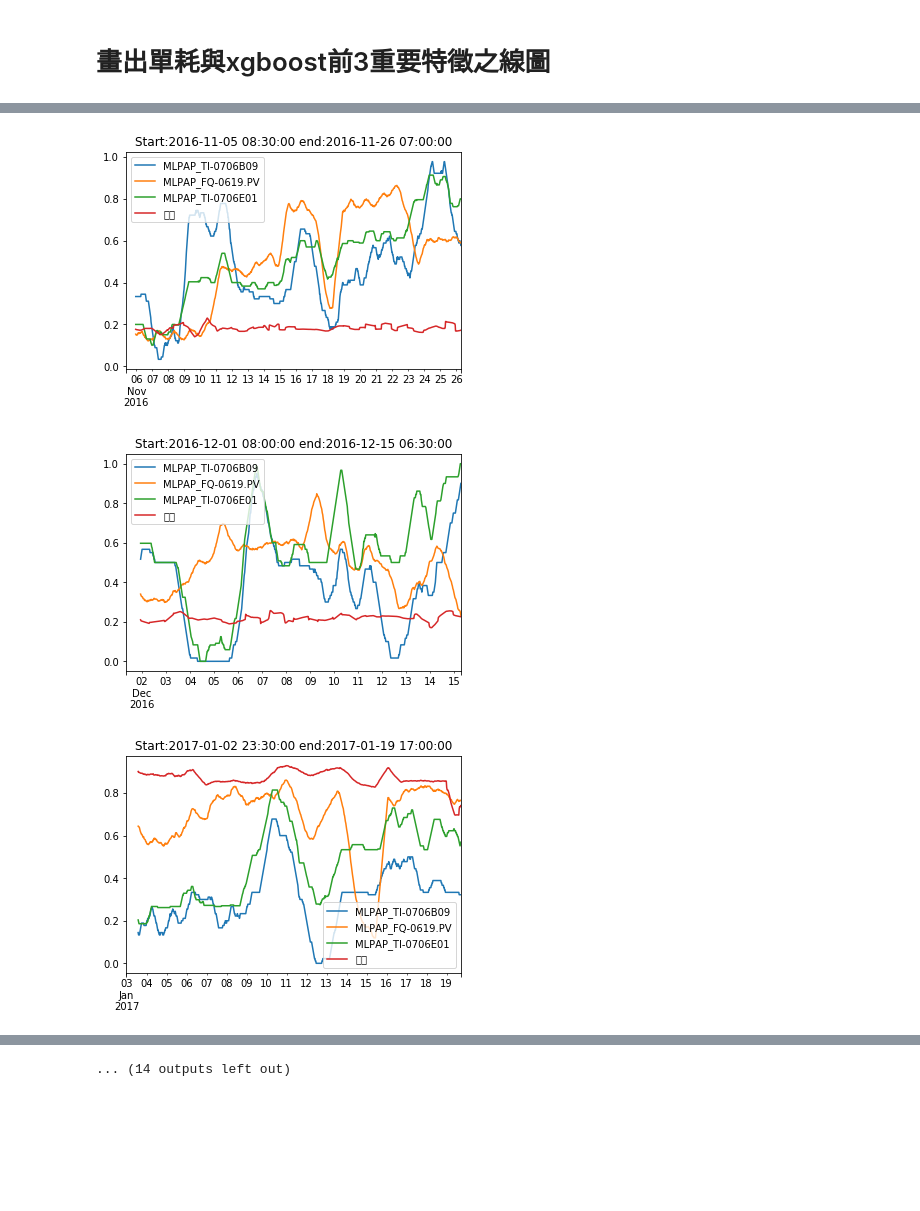
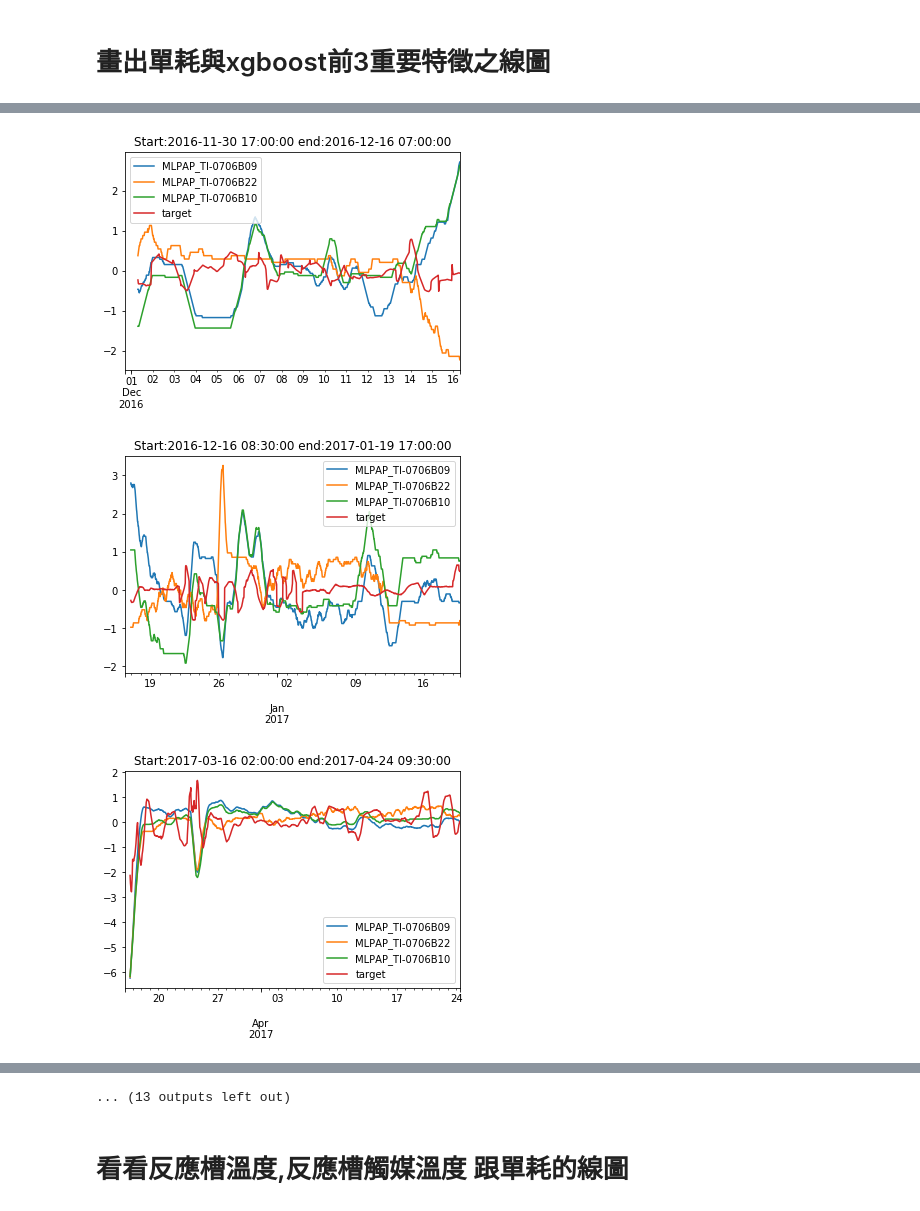
Before and after one commit to skywalker0803r/works, a Jupyter notebook: 南亞PA廠R3_預測單耗.ipynb, the cells around one changed output, grey strips where cells are left out. Saved outputs shown, nothing was run; the diff lists cells and outputs as text; code cells hidden in the pictures; blank space fills up the shorter version.

```diff
--- a/南亞PA廠R3_預測單耗.ipynb
+++ b/南亞PA廠R3_預測單耗.ipynb
@@ -456,19 +406,21 @@ plt.show()
 # xgboost建模
 # %%
 from xgboost import XGBRegressor
-xgb = XGBRegressor()
+xgb = XGBRegressor(objective ='reg:squarederror')
 xgb.fit(X_train, y_train)
 y_pred = pd.Series(xgb.predict(X_test),index=y_test.index,name='y_pred')
 
+#model score
 R2 = r2_score(y_test,y_pred)
 RMSE = rmse(y_test,y_pred)
 MAPE = mape(y_test,y_pred)
 print('R2:{}\nRMSE:{}\nMAPE:{}'.format(R2,RMSE,MAPE))
 
+#特徵重要度
 pd.set_option('display.max_columns', None)
 pd.set_option('display.max_rows', None)
 result = pd.DataFrame(dict(zip(X_train.columns,xgb.feature_importances_)),index=['feature_importances']).T.sort_values(by='feature_importances',ascending=False)
 result['chinese'] = result.index.map(dict(zip(tag盤點表['TAG'],tag盤點表['chinese'])))
 result = result[['chinese','feature_importances']]
-result
+result.head(10)
 # %% [output]
@@ -505,0 +453,9 @@ plt.show()
+# %%
+ind = []
+for i in result.index:
+  data = result.loc[i,:]
+  if '反應槽溫度' in data['chinese']:
+    ind.append(i)
+反應槽溫度欄位 = result.loc[ind,:].index.tolist()
+print('反應槽溫度欄位數量:',len(反應槽溫度欄位))
+result.loc[ind,:].head(3)
@@ -505,0 +470,9 @@ plt.show()
+# %%
+ind = []
+for i in result.index:
+  data = result.loc[i,:]
+  if '反應槽觸媒溫度' in data['chinese']:
+    ind.append(i)
+反應槽觸媒溫度欄位 = result.loc[ind,:].index.tolist()
+print('反應槽觸媒溫度欄位數量:',len(反應槽觸媒溫度欄位))
+result.loc[ind,:].head(3)
@@ -538,8 +515,8 @@ import datetime
 觀察時間們 = []
 觀察時間 = []
 '''
-解決方法:只選取連續時間段
-觀察時間們 = ['觀察時間1(連續)','觀察時間2(連續)','觀察時間3(連續)']
+解決方法:只選取連續時間段,每個連續時間段裡面資料都是正常連續的
+觀察時間們 = ['觀察時間1(連續)','觀察時間2(連續)','觀察時間3(連續)'.....]
 '''
 
 for i,i_next in zip(df.index,df.index[1:]):
@@ -550,5 +527,5 @@ for i,i_next in zip(df.index,df.index[1:]):
   #若跟下一筆資料之間隔超過30分鐘
   觀察時間們.append(觀察時間)
   觀察時間 = []
-len(觀察時間們)
+print('整理出 {} 個時間段資料是連續的'.format(len(觀察時間們)))
 # %% [output]
@@ -591,13 +566,14 @@ for sub_df in sub_dfs:
 # %% [markdown]
 # 畫出單耗與xgboost前3重要特徵之線圖
 # %%
-from sklearn.preprocessing import MinMaxScaler
+from sklearn.preprocessing import StandardScaler
 for data in sub_dfs:
-  scaler = MinMaxScaler()
-  scaler.fit(data)
-  data_mm = scaler.transform(data)
-  data_mm = pd.DataFrame(data_mm,index=data.index,columns=data.columns)
-  data_mm[list(result.index[:3])+['單耗']].rolling(30).mean().plot()
+  #特徵縮放
+  scaler = StandardScaler()
+  data_mm = pd.DataFrame(scaler.fit_transform(data),index=data.index,columns=data.columns)
+  #繪製重要特徵和y的平滑線
+  data_mm[list(result.index[:3])+['target']].rolling(30).mean().plot()
+  #title
   T = 'Start:{} end:{}'.format(data.index[0],data.index[-1])
   plt.title(T)
   plt.show()
@@ -609,3 +585,3 @@ for data in sub_dfs:
-[figure, old version]
+[figure, new version]
-[figure, old version]
+[figure, new version]
-[figure, old version]
+[figure, new version]
@@ -617 +593,3 @@ for data in sub_dfs:
-... (14 outputs left out)
+... (13 outputs left out)
+# %% [markdown]
+# 看看反應槽溫度,反應槽觸媒溫度 跟單耗的線圖
```
Also changed, not shown: parts of 56 cells of this notebook.
